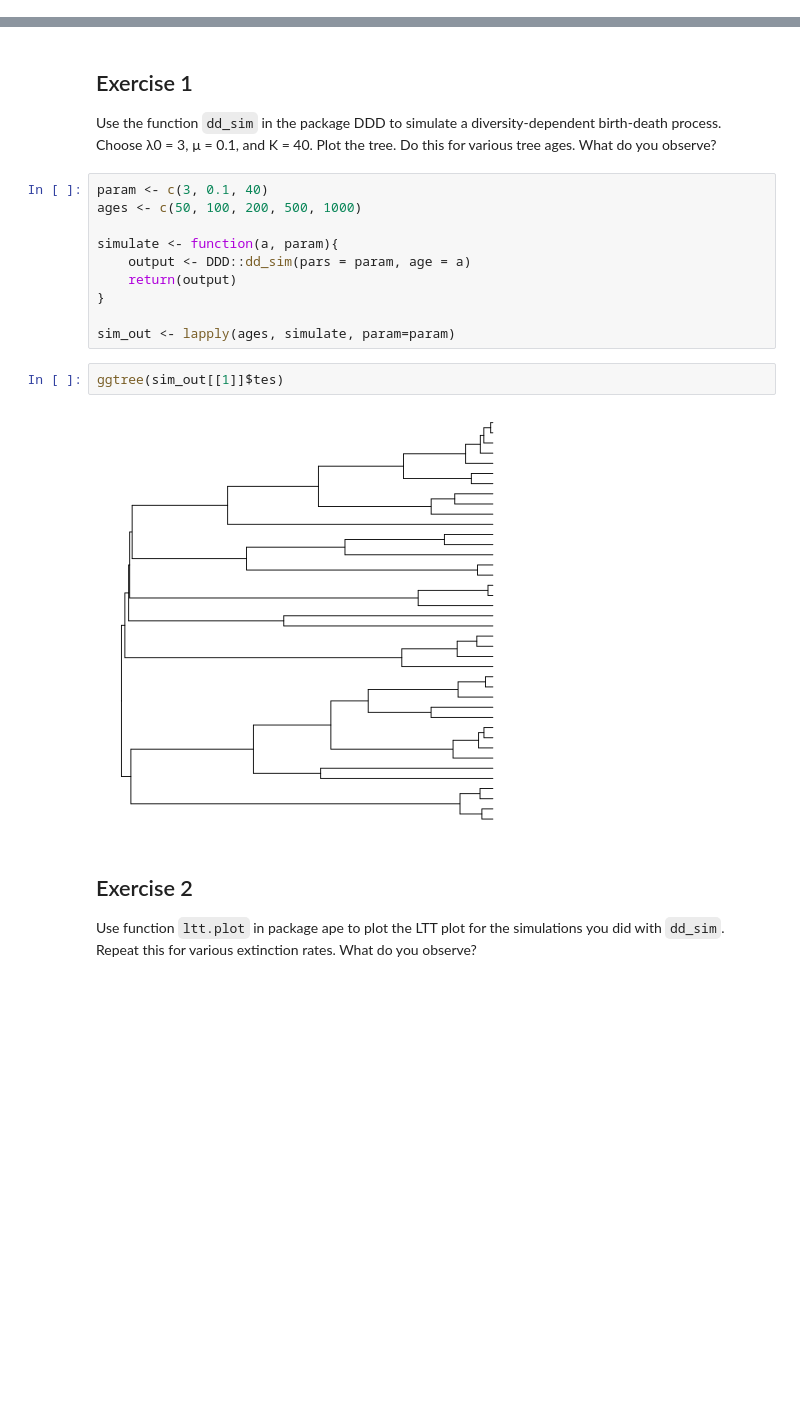
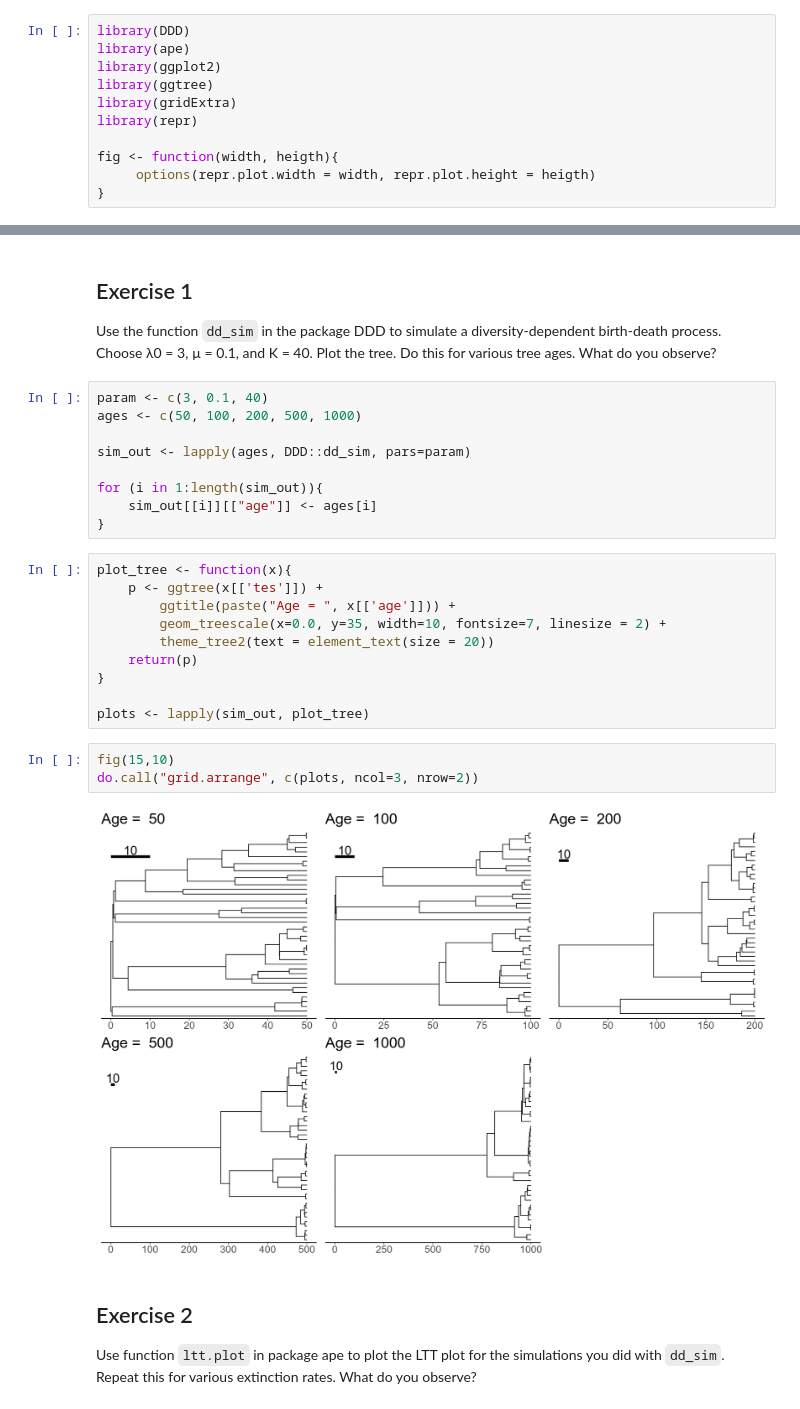
Before and after one commit to singuyenmai/bioModelling, a Jupyter notebook: macroevolution/Exercises_2.ipynb, the cells around one changed output, grey strips where cells are left out. Drawn from its saved outputs; the diff is of its cells as text; blank space fills up the shorter version.

```diff
--- a/macroevolution/Exercises_2.ipynb
+++ b/macroevolution/Exercises_2.ipynb
@@ -24,0 +3,11 @@ The following object is masked from ‘package:ape’:
+# %%
+library(DDD)
+library(ape)
+library(ggplot2)
+library(ggtree)
+library(gridExtra)
+library(repr)
+
+fig <- function(width, heigth){
+     options(repr.plot.width = width, repr.plot.height = heigth)
+}
@@ -30,16 +37,26 @@ Plot the tree. Do this for various tree ages. What do you observe?
 param <- c(3, 0.1, 40)
 ages <- c(50, 100, 200, 500, 1000)
 
-simulate <- function(a, param){
-    output <- DDD::dd_sim(pars = param, age = a)
-    return(output)
+sim_out <- lapply(ages, DDD::dd_sim, pars=param)
+
+for (i in 1:length(sim_out)){
+    sim_out[[i]][["age"]] <- ages[i]
 }
-
-sim_out <- lapply(ages, simulate, param=param)
-# %%
-ggtree(sim_out[[1]]$tes)
-# %% [output]
-[figure, removed]
+# %%
+plot_tree <- function(x){
+    p <- ggtree(x[['tes']]) +
+        ggtitle(paste("Age = ", x[['age']])) +
+        geom_treescale(x=0.0, y=35, width=10, fontsize=7, linesize = 2) +
+        theme_tree2(text = element_text(size = 20))
+    return(p)
+}
+
+plots <- lapply(sim_out, plot_tree)
+# %%
+fig(15,10)
+do.call("grid.arrange", c(plots, ncol=3, nrow=2))
+# %% [output]
+[figure, added]
 # %% [markdown]
 ## Exercise 2
 Use function `ltt.plot` in package ape to plot the LTT plot for the simulations you did with `dd_sim`. Repeat this for various extinction
```
Also changed, not shown: parts of 9 cells of this notebook, 1 other file.
